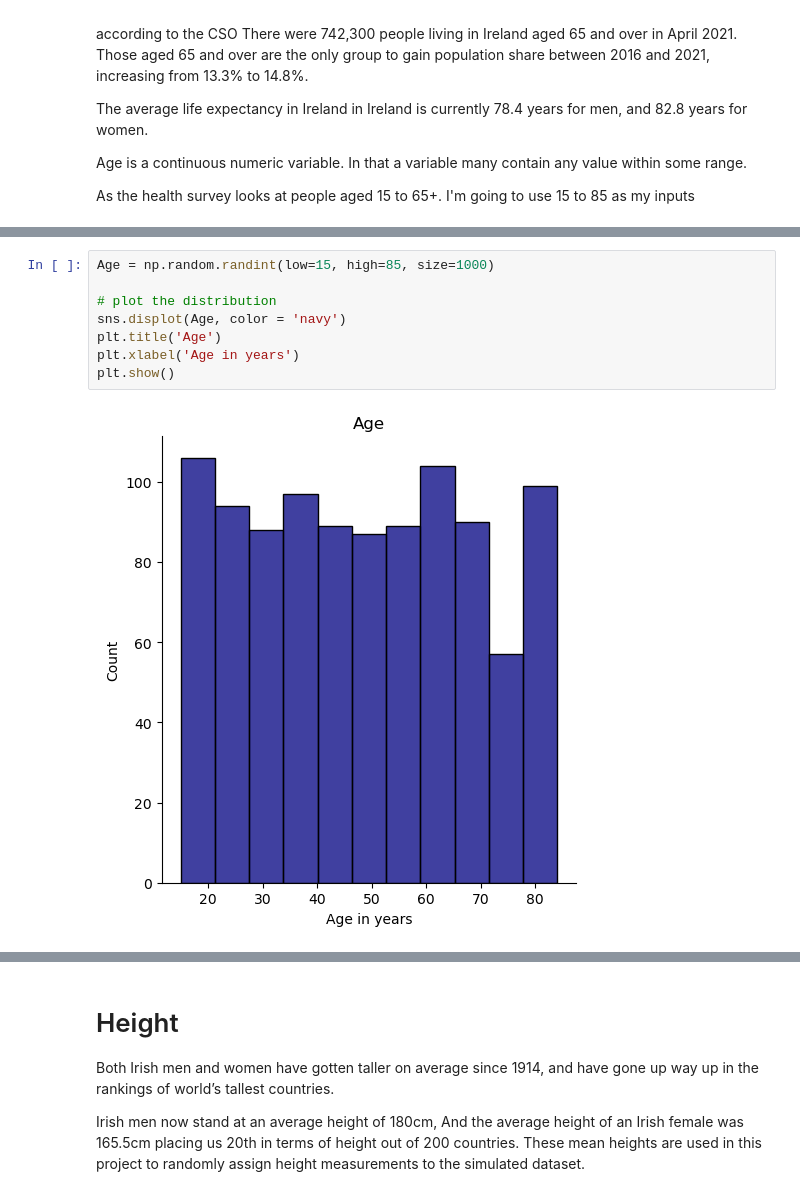
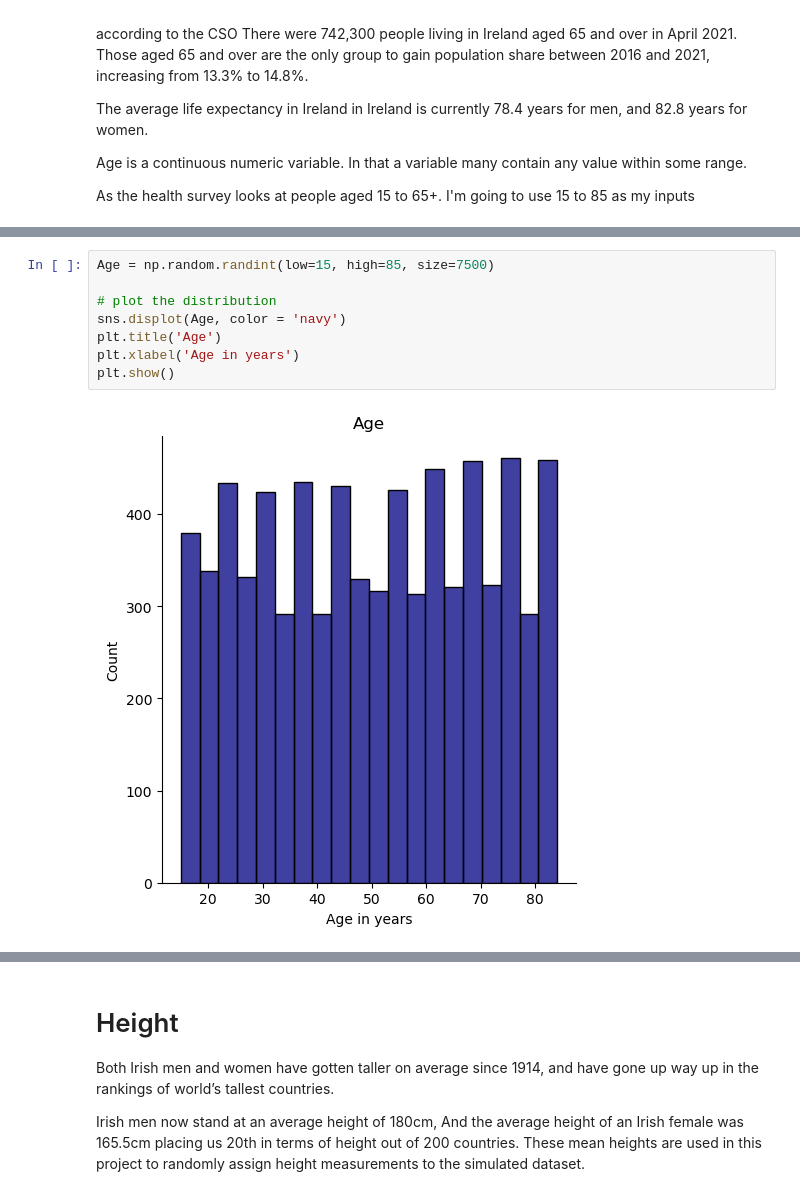
Before and after one commit to keithmmc/PDA1, a Jupyter notebook: PDA1.ipynb, the cells around one changed output, grey strips where cells are left out. Saved outputs shown, nothing was run; the diff lists cells and outputs as text.

```diff
--- a/PDA1.ipynb
+++ b/PDA1.ipynb
@@ -159,13 +160,13 @@ df.tail()
 # %%
-Age = np.random.randint(low=15, high=85, size=1000)
+Age = np.random.randint(low=15, high=85, size=7500)
 
 # plot the distribution
 sns.displot(Age, color = 'navy')
 plt.title('Age')
 plt.xlabel('Age in years')
 plt.show()
 # %% [output]
-[figure, old version]
+[figure, new version]
 # %%
 mean = np.mean (df["age"])
 print(mean)
```
Also changed, not shown: parts of 18 cells of this notebook.
